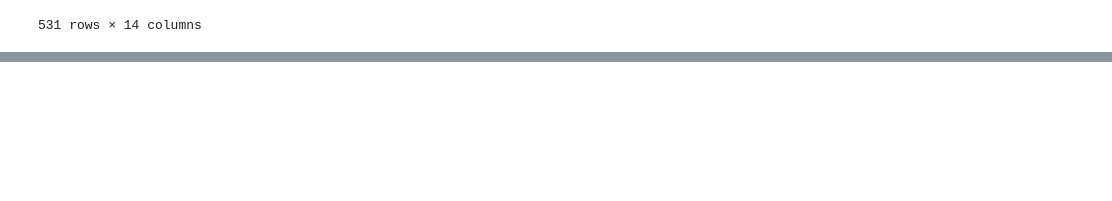
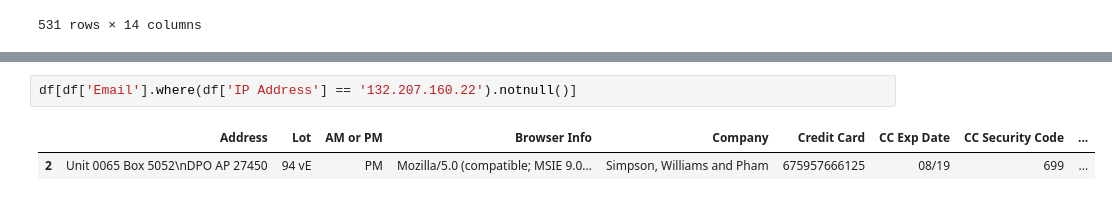
Before and after one commit to achmegantara/e-commerce-data-analysis, a Jupyter notebook: ecommerce.ipynb, the cells around one changed output, grey strips where cells are left out. Drawn from its saved outputs; the diff is of its cells as text; blank space fills up the shorter version.

```diff
--- a/ecommerce.ipynb
+++ b/ecommerce.ipynb
@@ -157,0 +165,5 @@ df[df['Job'].str.contains('engineer', regex=True)]
+# %%
+df[df['Email'].where(df['IP Address'] == '132.207.160.22').notnull()]
+# %% [output]
+|  | Address | Lot | AM or PM | Browser Info | Company | Credit Card | CC Exp Date | CC Security Code | ... |
+| 2 | Unit 0065 Box 5052\nDPO AP 27450 | 94 vE | PM | Mozilla/5.0 (compatible; MSIE 9.0... | Simpson, Williams and Pham | 675957666125 | 08/19 | 699 | ... |
```
Also changed, not shown: parts of 4 cells of this notebook.
